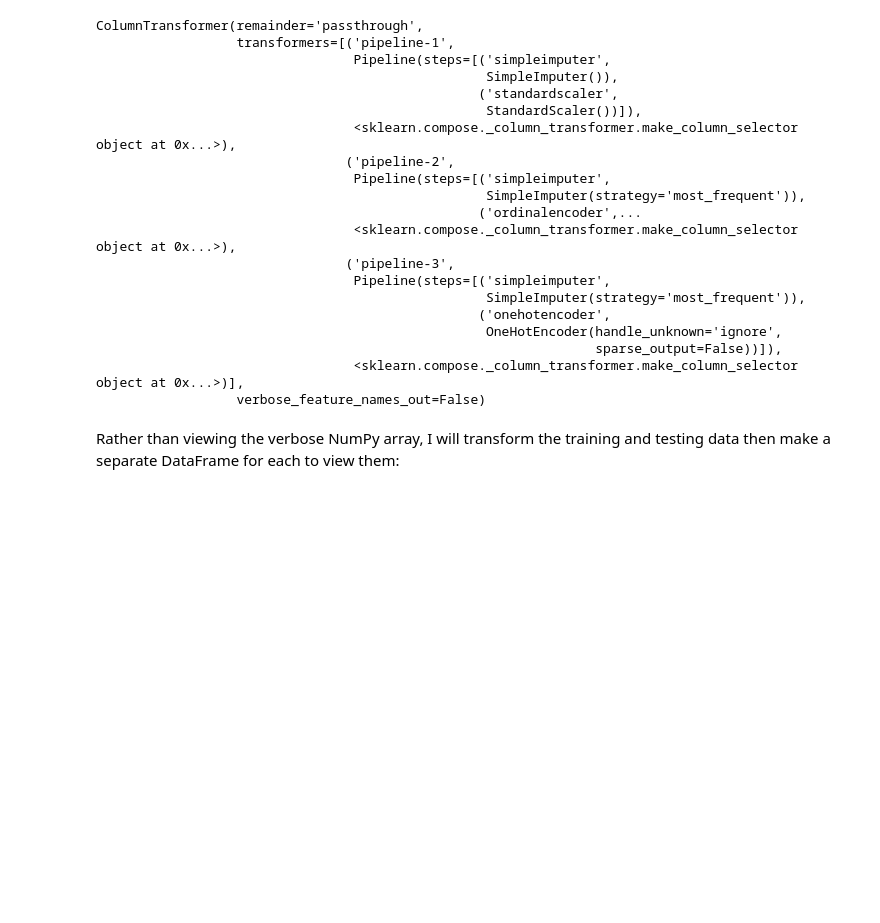
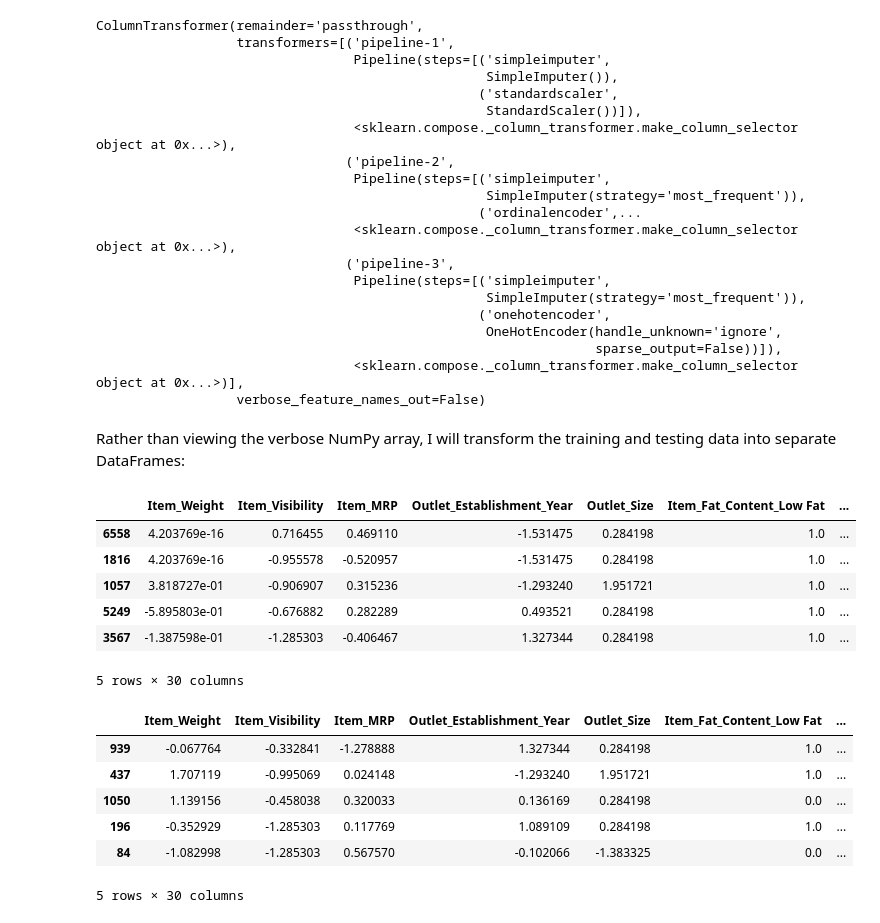
Before and after one commit to john-a-dixon/forecasting-food-sales, a Jupyter notebook: forecasting-food-sales.ipynb, the cells around one changed output. Drawn from its saved outputs; the diff is of its cells as text; code cells hidden in the pictures; blank space fills up the shorter version.

```diff
--- a/forecasting-food-sales.ipynb
+++ b/forecasting-food-sales.ipynb
@@ -1011,4 +1011,4 @@ ColumnTransformer(remainder='passthrough',
                                  <sklearn.compose._column_transformer.make_column_selector object at 0x...>)],
                   verbose_feature_names_out=False)
 # %% [markdown]
-Rather than viewing the verbose NumPy array, I will transform the training and testing data then make a separate DataFrame for each to view them:
+Rather than viewing the verbose NumPy array, I will transform the training and testing data into separate DataFrames:
@@ -1017,0 +1015,30 @@ X_test_processed = preprocessor.transform(X_test)
+# %%
+# Transform the training and testing data
+X_train_processed = preprocessor.transform(X_train)
+X_test_processed = preprocessor.transform(X_test)
+
+# Get the features out of the preprocessor
+features = preprocessor.get_feature_names_out()
+# %%
+# Make the transformed data into separate DataFrames for easier viewing
+X_train_processed_df = pd.DataFrame(X_train_processed, columns=features)
+X_test_processed_df = pd.DataFrame(X_test_processed, columns=features)
+
+# Display samples of the transformed data
+display(X_train_processed_df.sample(5))
+X_test_processed_df.sample(5)
+# %% [output]
+|  | Item_Weight | Item_Visibility | Item_MRP | Outlet_Establishment_Year | Outlet_Size | Item_Fat_Content_Low Fat | ... |
+| 6558 | 4.203769e-16 | 0.716455 | 0.469110 | -1.531475 | 0.284198 | 1.0 | ... |
+| 1816 | 4.203769e-16 | -0.955578 | -0.520957 | -1.531475 | 0.284198 | 1.0 | ... |
+| 1057 | 3.818727e-01 | -0.906907 | 0.315236 | -1.293240 | 1.951721 | 1.0 | ... |
+| 5249 | -5.895803e-01 | -0.676882 | 0.282289 | 0.493521 | 0.284198 | 1.0 | ... |
+| 3567 | -1.387598e-01 | -1.285303 | -0.406467 | 1.327344 | 0.284198 | 1.0 | ... |
+5 rows × 30 columns
+|  | Item_Weight | Item_Visibility | Item_MRP | Outlet_Establishment_Year | Outlet_Size | Item_Fat_Content_Low Fat | ... |
+| 939 | -0.067764 | -0.332841 | -1.278888 | 1.327344 | 0.284198 | 1.0 | ... |
+| 437 | 1.707119 | -0.995069 | 0.024148 | -1.293240 | 1.951721 | 1.0 | ... |
+| 1050 | 1.139156 | -0.458038 | 0.320033 | 0.136169 | 0.284198 | 0.0 | ... |
+| 196 | -0.352929 | -1.285303 | 0.117769 | 1.089109 | 0.284198 | 1.0 | ... |
+| 84 | -1.082998 | -1.285303 | 0.567570 | -0.102066 | -1.383325 | 0.0 | ... |
+5 rows × 30 columns
```
Also changed, not shown: parts of 1 cell of this notebook.
